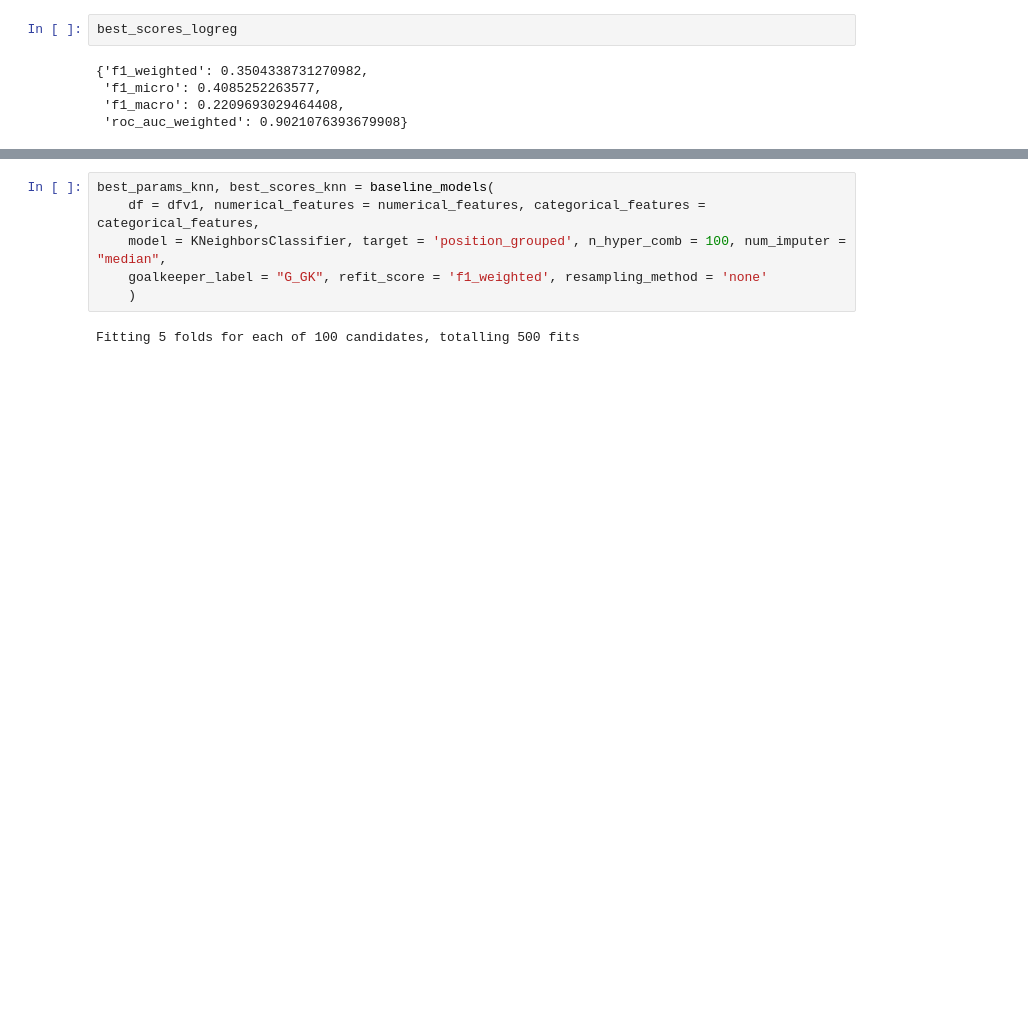
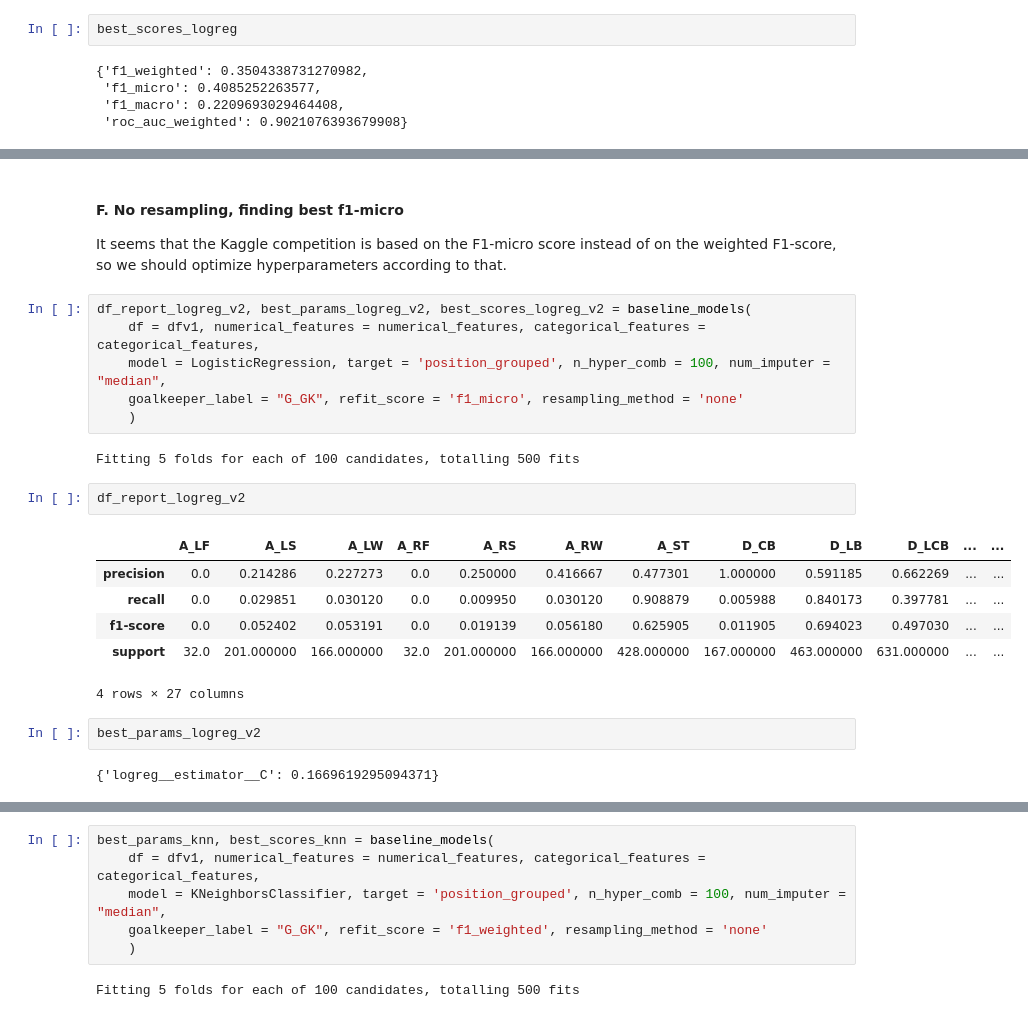
Before and after one commit to simonvellin/football_position_prediction, a Jupyter notebook: pablo/3_feature_selection_and_evaluation.ipynb, the cells around one changed output, grey strips where cells are left out. Drawn from its saved outputs; the diff is of its cells as text; blank space fills up the shorter version.

Commit message:
Prediction with F1-micro

```diff
--- a/pablo/3_feature_selection_and_evaluation.ipynb
+++ b/pablo/3_feature_selection_and_evaluation.ipynb
@@ -745,0 +846,24 @@ best_scores_logreg
+# %% [markdown]
+#### F. No resampling, finding best f1-micro
+It seems that the Kaggle competition is based on the F1-micro score instead of on the weighted F1-score, so we should optimize hyperparameters according to that.
+# %%
+df_report_logreg_v2, best_params_logreg_v2, best_scores_logreg_v2 = baseline_models(
+    df = dfv1, numerical_features = numerical_features, categorical_features = categorical_features,
+    model = LogisticRegression, target = 'position_grouped', n_hyper_comb = 100, num_imputer = "median",
+    goalkeeper_label = "G_GK", refit_score = 'f1_micro', resampling_method = 'none'
+    )
+# %% [output]
+Fitting 5 folds for each of 100 candidates, totalling 500 fits
+# %%
+df_report_logreg_v2
+# %% [output]
+|  | A_LF | A_LS | A_LW | A_RF | A_RS | A_RW | A_ST | D_CB | D_LB | D_LCB | ... | ... |
+| precision | 0.0 | 0.214286 | 0.227273 | 0.0 | 0.250000 | 0.416667 | 0.477301 | 1.000000 | 0.591185 | 0.662269 | ... | ... |
+| recall | 0.0 | 0.029851 | 0.030120 | 0.0 | 0.009950 | 0.030120 | 0.908879 | 0.005988 | 0.840173 | 0.397781 | ... | ... |
+| f1-score | 0.0 | 0.052402 | 0.053191 | 0.0 | 0.019139 | 0.056180 | 0.625905 | 0.011905 | 0.694023 | 0.497030 | ... | ... |
+| support | 32.0 | 201.000000 | 166.000000 | 32.0 | 201.000000 | 166.000000 | 428.000000 | 167.000000 | 463.000000 | 631.000000 | ... | ... |
+4 rows × 27 columns
+# %%
+best_params_logreg_v2
+# %% [output]
+{'logreg__estimator__C': 0.1669619295094371}
```
Also changed, not shown: parts of 110 cells of this notebook, 2 other files.
